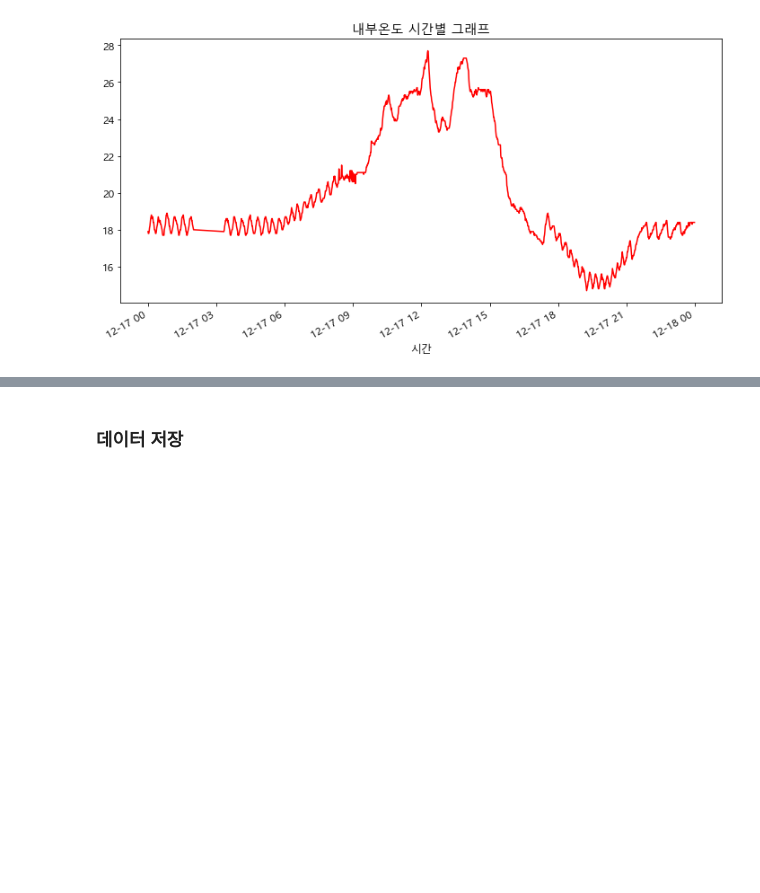
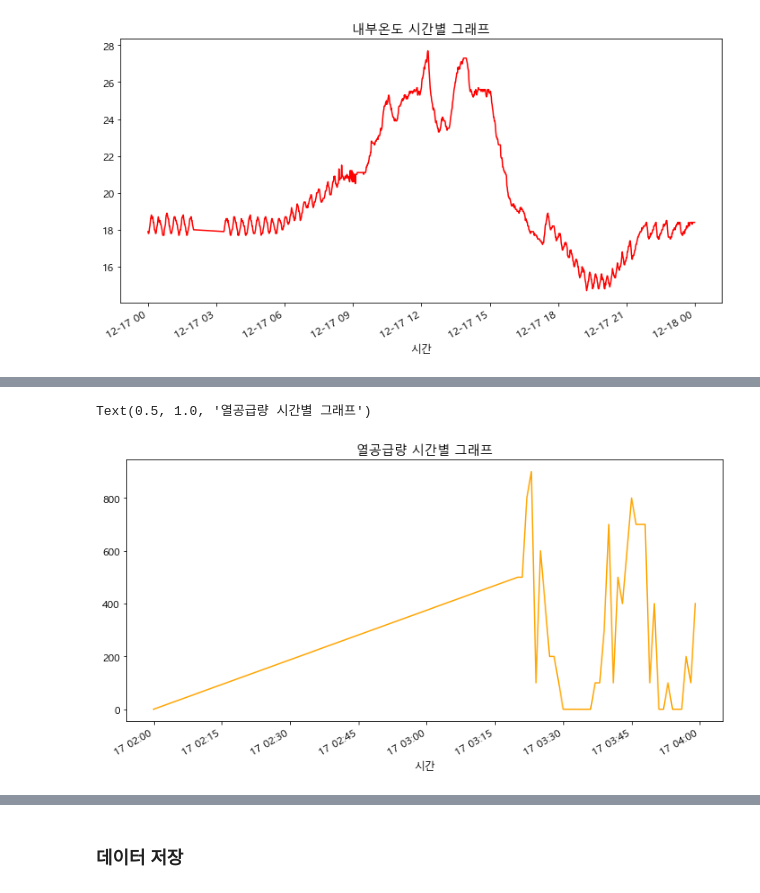
Before and after one commit to yxbxn/smart_farm, a Jupyter notebook: EDA.ipynb, the cells around one changed output, grey strips where cells are left out. Saved outputs shown, nothing was run; the diff lists cells and outputs as text; code cells hidden in the pictures; blank space fills up the shorter version.

```diff
--- a/EDA.ipynb
+++ b/EDA.ipynb
@@ -882,0 +887,3 @@ Text(0.5, 1.0, '내부온도 시간별 그래프')
+# %%
+train_df_wh_hour = train_df_wh[train_df_wh["년월일"] == "2021-12-17"]
+train_df_wh_hour.head(3)
@@ -882,0 +896,12 @@ Text(0.5, 1.0, '내부온도 시간별 그래프')
+# %%
+plt.rcParams['font.size'] = 12
+
+fig,ax = plt.subplots(figsize=(12,6))
+
+train_df_wh_hour[(train_df_wh_hour["시"] == 2) | (train_df_wh_hour["시"] == 3)].set_index("시간")["열공급량(Wh)"].plot(
+        ax=ax,color="orange")
+
+plt.title("열공급량" + " 시간별 그래프")
+# %% [output]
+Text(0.5, 1.0, '열공급량 시간별 그래프')
+[figure, added]
```
Also changed, not shown: parts of 7 cells of this notebook.
